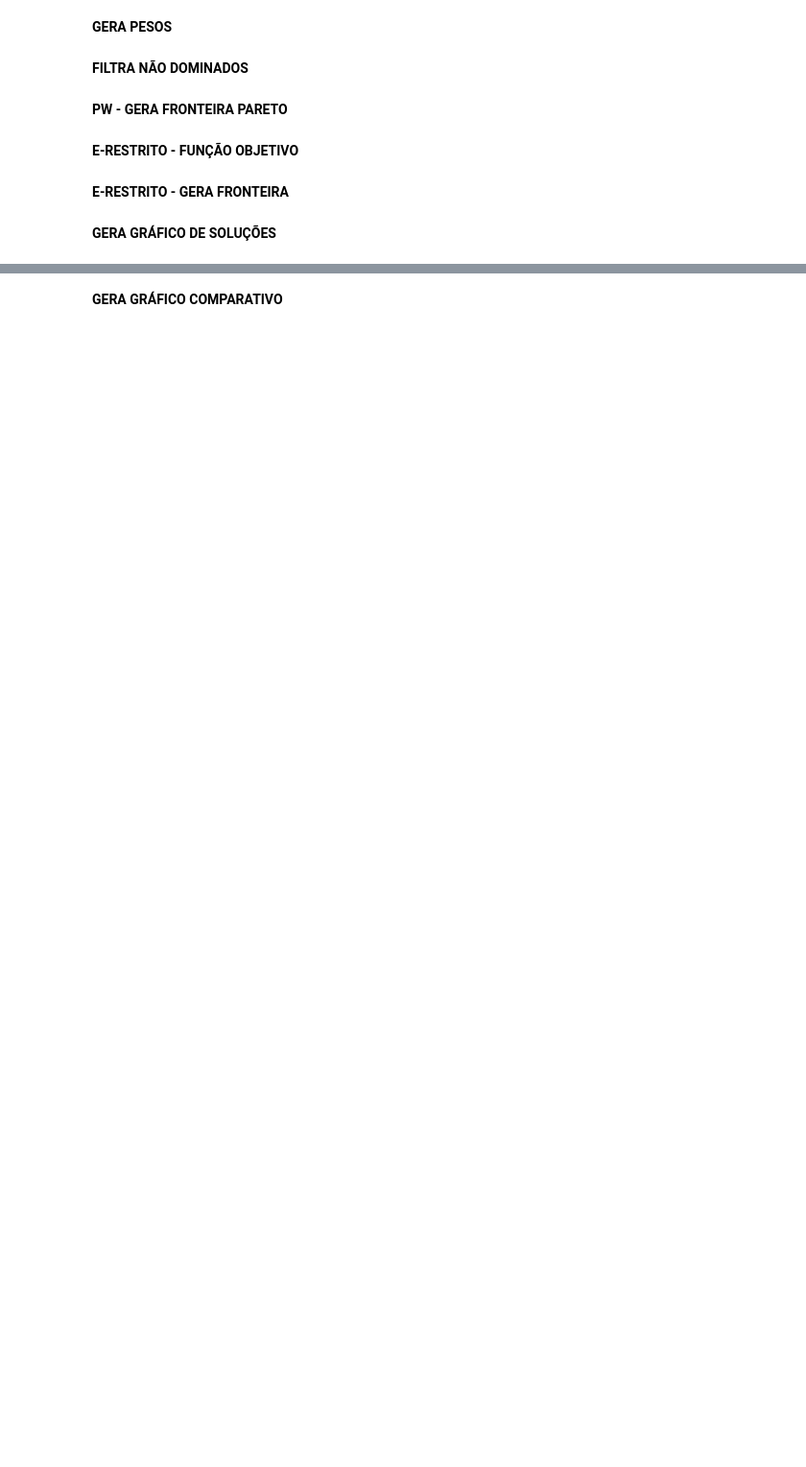
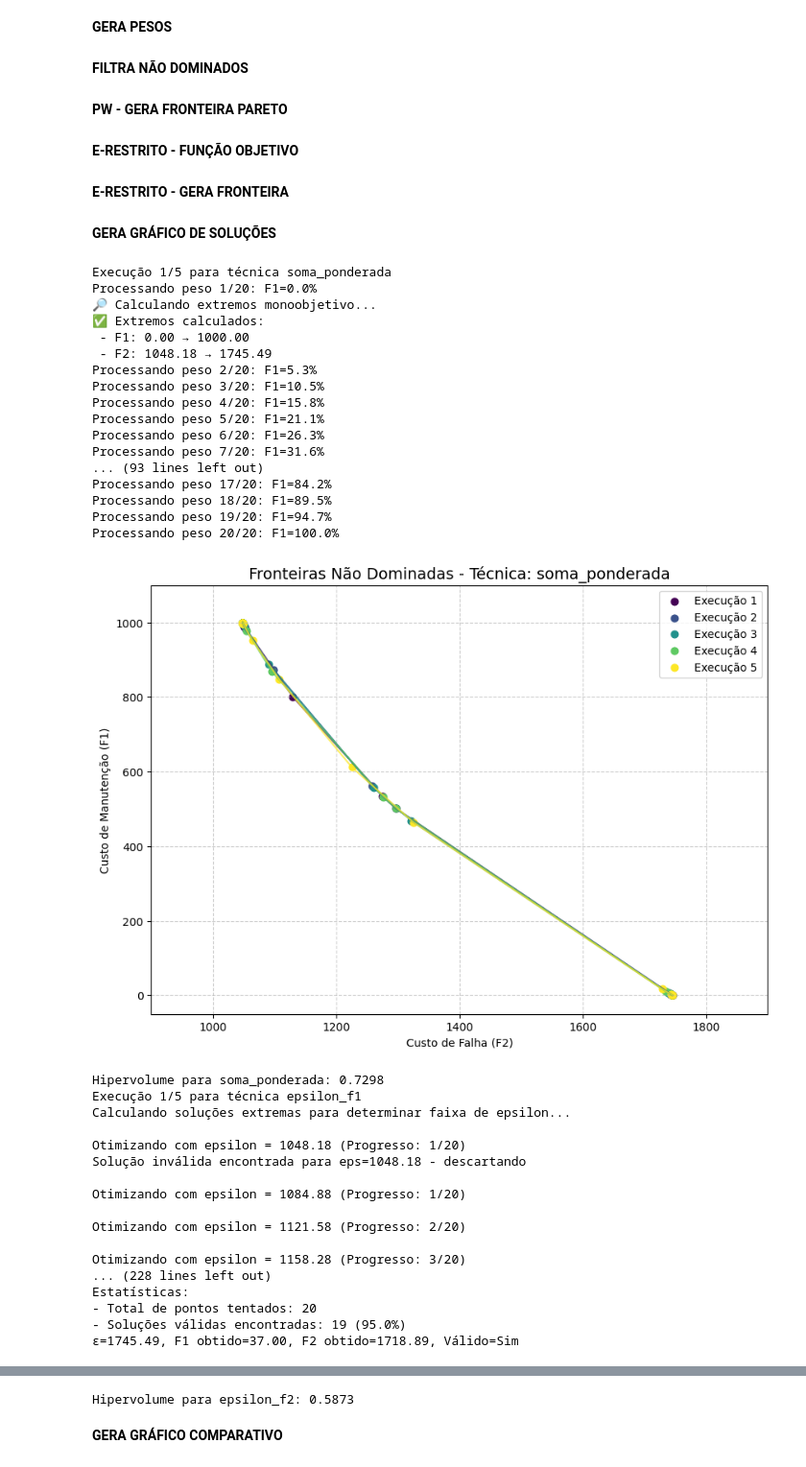
Before and after one commit to Rafioio/Trabalho-TD2, a Jupyter notebook: Guilherme.ipynb, the cells around one changed output, grey strips where cells are left out. Shown at 96% size. Drawn from its saved outputs; the diff is of its cells as text; code cells hidden in the pictures; blank space fills up the shorter version.

```diff
--- a/Guilherme.ipynb
+++ b/Guilherme.ipynb
@@ -543,31 +543,67 @@ def calcular_hipervolume(f1_norm, f2_norm, ref_point=(1.0, 1.0)):
         if largura > 0 and altura > 0:
             hipervolume += largura * altura
         prev_f1 = f1
     largura = ref_point[0] - prev_f1
     altura = ref_point[1] - 0
     if largura > 0 and altura > 0:
         hipervolume += largura * altura
     return hipervolume
 
 if __name__ == "__main__":
     dados = manutencao_def(Equipamentos, Planos)
 
-    tecnicas = ['soma_ponderada']
+    tecnicas = ['soma_ponderada', 'epsilon_f1', 'epsilon_f2']
     num_execucoes = 5
     num_pontos = 20
     max_iter = 1000
 
     for tecnica in tecnicas:
         fronteiras = executar_multiplas_execucoes(dados, tecnica, num_exec=num_execucoes, num_pontos=num_pontos, max_iter=max_iter)
         plotar_fronteiras_multiplas(fronteiras, tecnica)
 
         # Concatenar resultados de todas as execuções
         f1_vals = [item for sublist in [s[0] for s in fronteiras] for item in sublist]
         f2_vals = [item for sublist in [s[1] for s in fronteiras] for item in sublist]
 
         # Normalizar as soluções
         f1_norm, f2_norm = normalizar_solucoes(f1_vals, f2_vals, dados.extremos)
 
         # Calcular hipervolume
         hv = calcular_hipervolume(f1_norm, f2_norm)
         print(f"Hipervolume para {tecnica}: {hv:.4f}")
+# %% [output]
+Execução 1/5 para técnica soma_ponderada
+Processando peso 1/20: F1=0.0%
+🔎 Calculando extremos monoobjetivo...
+✅ Extremos calculados:
+ - F1: 0.00 → 1000.00
+ - F2: 1048.18 → 1745.49
+Processando peso 2/20: F1=5.3%
+Processando peso 3/20: F1=10.5%
+Processando peso 4/20: F1=15.8%
+Processando peso 5/20: F1=21.1%
+Processando peso 6/20: F1=26.3%
+Processando peso 7/20: F1=31.6%
+... (93 lines left out)
+Processando peso 17/20: F1=84.2%
+Processando peso 18/20: F1=89.5%
+Processando peso 19/20: F1=94.7%
+Processando peso 20/20: F1=100.0%
+[figure, added]
+Hipervolume para soma_ponderada: 0.7298
+Execução 1/5 para técnica epsilon_f1
+Calculando soluções extremas para determinar faixa de epsilon...
+
+Otimizando com epsilon = 1048.18 (Progresso: 1/20)
+Solução inválida encontrada para eps=1048.18 - descartando
+
+Otimizando com epsilon = 1084.88 (Progresso: 1/20)
+
+Otimizando com epsilon = 1121.58 (Progresso: 2/20)
+
+Otimizando com epsilon = 1158.28 (Progresso: 3/20)
+... (228 lines left out)
+Estatísticas:
+- Total de pontos tentados: 20
+- Soluções válidas encontradas: 19 (95.0%)
+ε=1745.49, F1 obtido=37.00, F2 obtido=1718.89, Válido=Sim
@@ -574,3 +629,4 @@ if __name__ == "__main__":
+Hipervolume para epsilon_f2: 0.5873
 # %% [markdown]
 **GERA GRÁFICO COMPARATIVO**
 # %%
```
Also changed, not shown: parts of 2 cells of this notebook.
